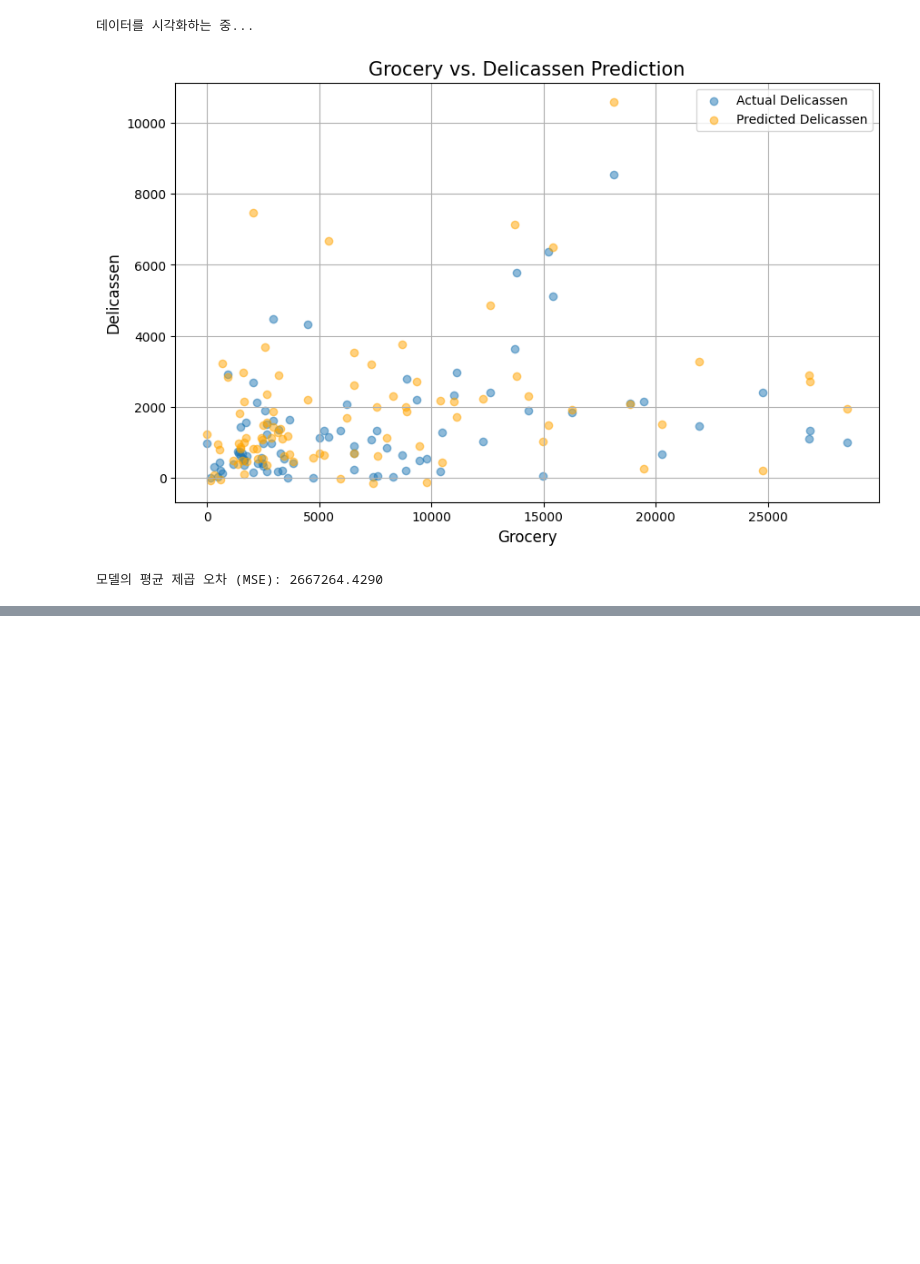
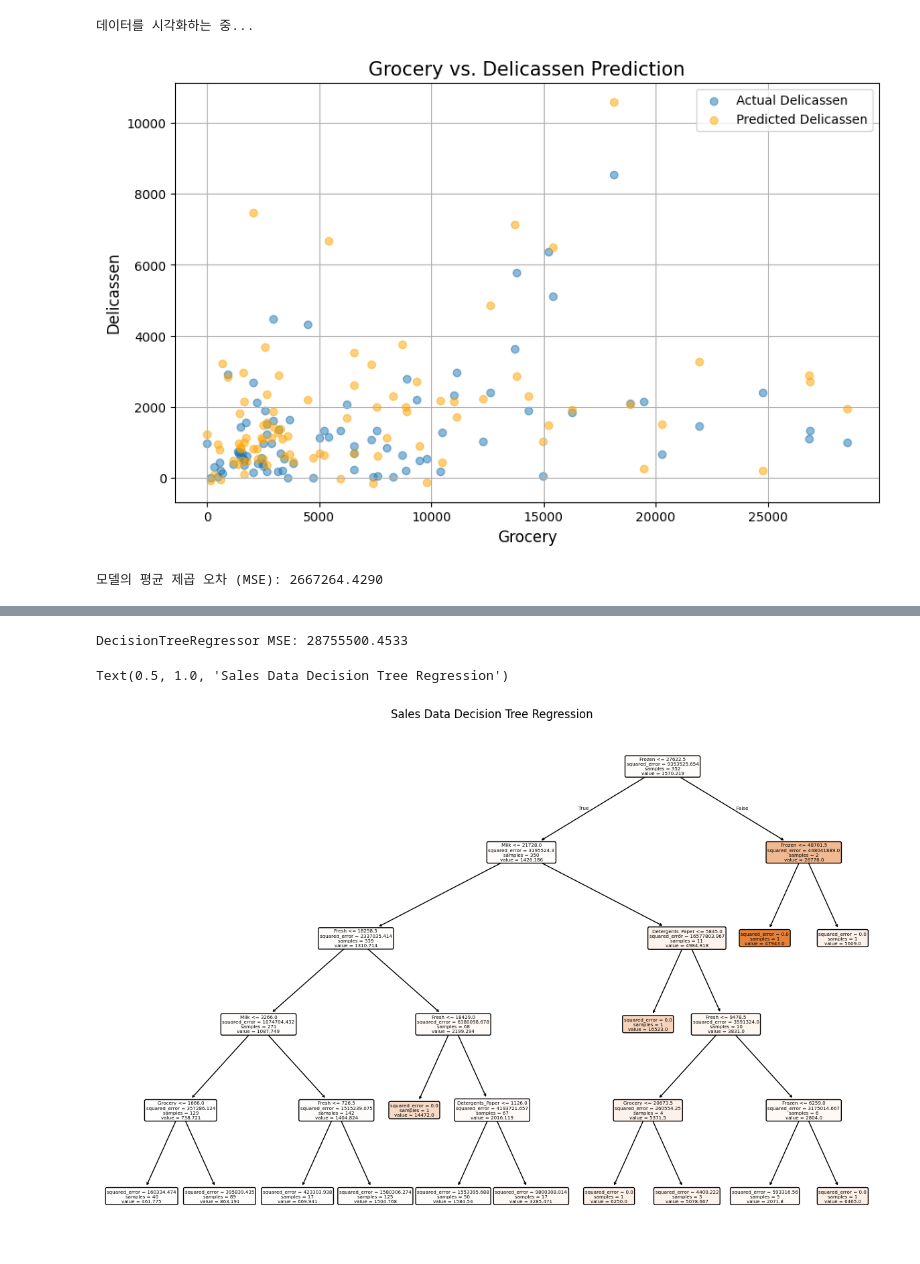
Before and after one commit to belovelace/Machine_learning_class, a Jupyter notebook: sales_regression.ipynb, the cells around one changed output, grey strips where cells are left out. Drawn from its saved outputs; the diff is of its cells as text; code cells hidden in the pictures; blank space fills up the shorter version.

```diff
--- a/sales_regression.ipynb
+++ b/sales_regression.ipynb
@@ -132,0 +140,41 @@ print(f"\n모델의 평균 제곱 오차 (MSE): {mse:.4f}")
+# %%
+from sklearn.tree import DecisionTreeRegressor
+from sklearn.metrics import mean_squared_error
+import numpy as np
+
+#객체 생성
+model = DecisionTreeRegressor(max_depth=5, random_state=42)
+
+# 과적합 제어
+max_depth=5 # 트리의 최대 깊이를 5로 제한하여 과적합 방지
+random_state=42 # 매번 동일한 결과를 얻기 위해 난수 시드 고정
+# model_tuned = DecisionTreeClassifier(max_depth=5, random_state=42) # Remove unused DecisionTreeClassifier
+
+# Fit the DecisionTreeRegressor model
+model.fit(X_train, y_train)
+
+# 예측
+y_preds = model.predict(X_test) # Predict using the DecisionTreeRegressor model (odel)
+
+# 평가
+mse = mean_squared_error(y_test, y_preds)
+print(f'DecisionTreeRegressor MSE: {mse:.4f}')
+# %% [output]
+DecisionTreeRegressor MSE: 28755500.4533
+# %%
+# 트리 시각화
+# plt.figure(figsize=(15, 10)) # 이미지 크기 설정 (plt.subplots에서 처리)
+
+fig, ax = plt.subplots(figsize=(15, 10)) # 그림과 축을 명시적으로 생성
+
+plot_tree(model,
+          feature_names=X.columns.tolist(), # 판매 데이터의 특성 이름 사용
+          # class_names는 회귀 트리에는 필요하지 않습니다.
+          filled=True, # 노드 색상 채우기
+          rounded=True, # 노드 모서리 둥글게 처리
+          ax=ax) # 생성한 축 객체를 plot_tree에 전달
+
+plt.title("Sales Data Decision Tree Regression") # 제목 수정
+# %% [output]
+Text(0.5, 1.0, 'Sales Data Decision Tree Regression')
+[figure, added]
```
Also changed, not shown: parts of 1 cell of this notebook.
